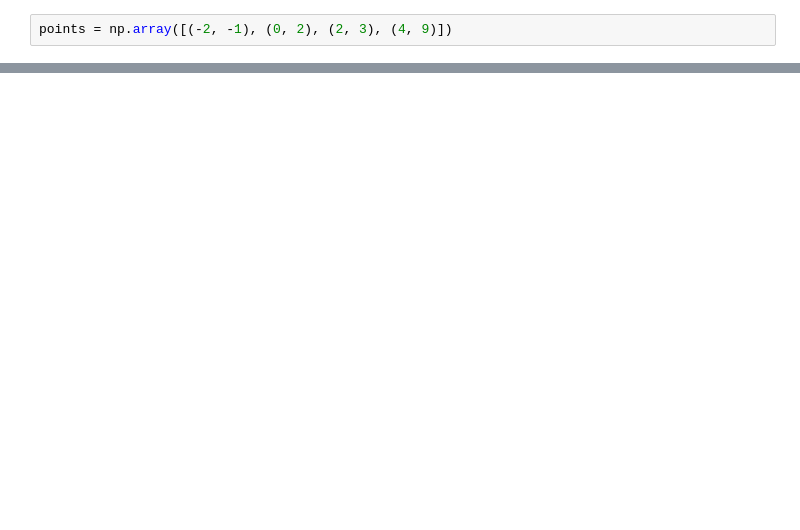
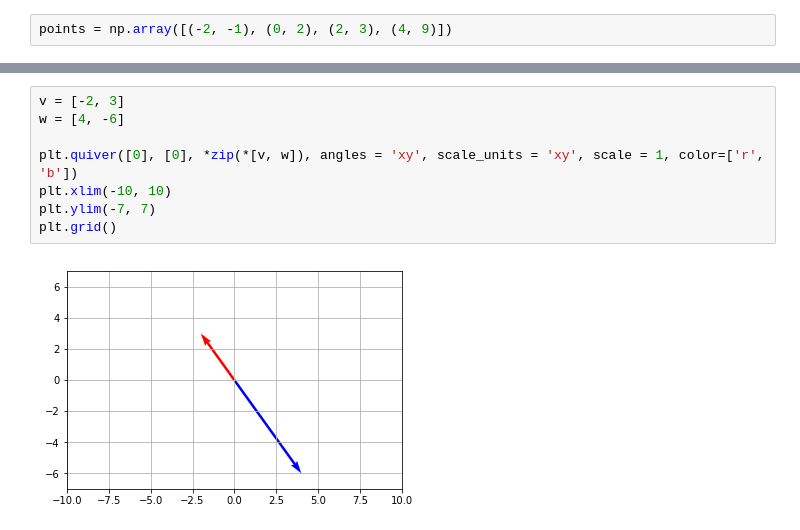
Before and after one commit to Menziess/Python-Linear-Algebra, a Jupyter notebook: 6. Vector Spaces.ipynb, the cells around one changed output, grey strips where cells are left out. Drawn from its saved outputs; the diff is of its cells as text; blank space fills up the shorter version.

```diff
--- a/6. Vector Spaces.ipynb
+++ b/6. Vector Spaces.ipynb
@@ -178,0 +454,10 @@ As we can see, it does not.
+# %%
+v = [-2, 3]
+w = [4, -6]
+
+plt.quiver([0], [0], *zip(*[v, w]), angles = 'xy', scale_units = 'xy', scale = 1, color=['r', 'b'])
+plt.xlim(-10, 10)
+plt.ylim(-7, 7)
+plt.grid()
+# %% [output]
+[figure, added]
```
Also changed, not shown: parts of 15 cells of this notebook, 1 other file.
